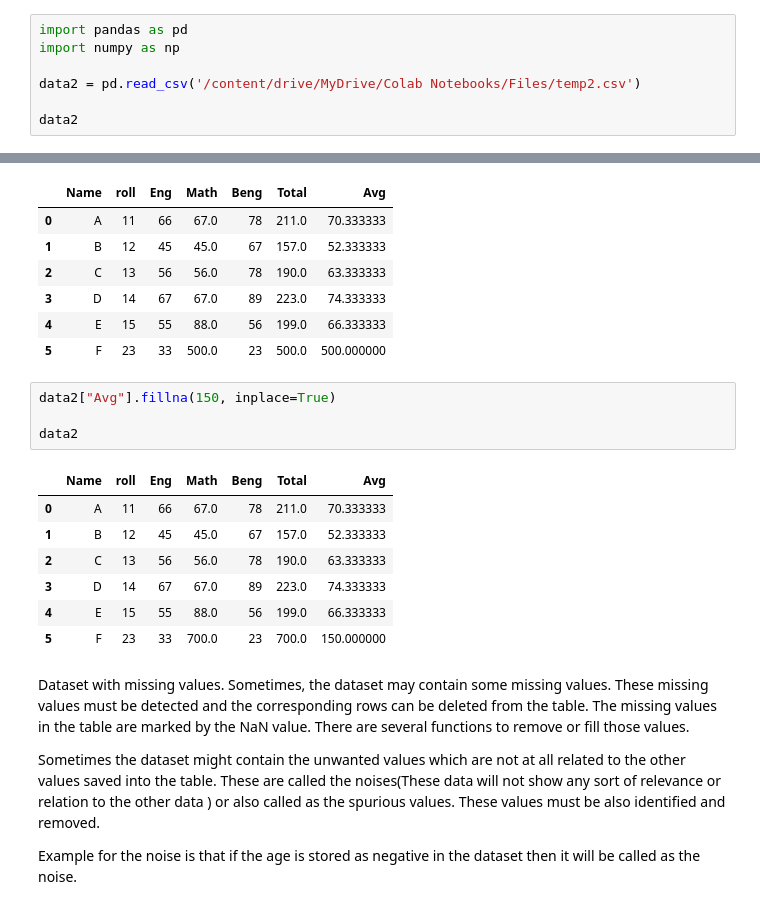
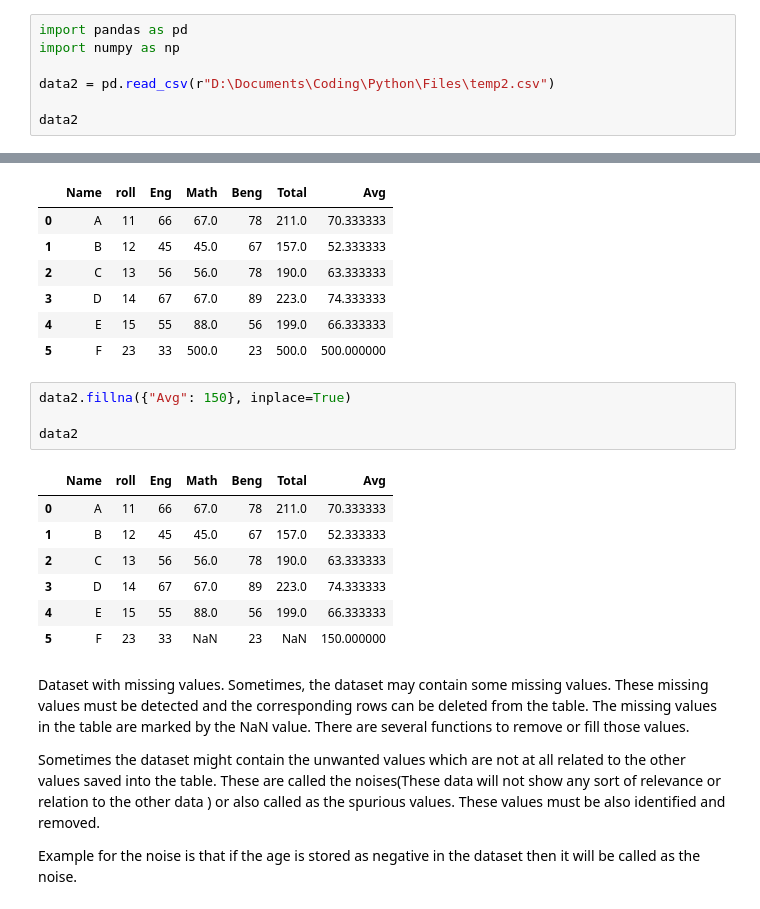
Before and after one commit to Sahadipankar/College-Practice-Coding, a Jupyter notebook: Python/Jupyter Notebook/Data_CSV.ipynb, the cells around one changed output, grey strips where cells are left out. Saved outputs shown, nothing was run; the diff lists cells and outputs as text.

```diff
--- a/Python/Jupyter Notebook/Data_CSV.ipynb
+++ b/Python/Jupyter Notebook/Data_CSV.ipynb
@@ -157,7 +147,7 @@ We can  import  datasets from sklearn . we have to  use another function load_da
 import pandas as pd
 import numpy as np
 
-data2 = pd.read_csv('/content/drive/MyDrive/Colab Notebooks/Files/temp2.csv')
+data2 = pd.read_csv(r"D:\Documents\Coding\Python\Files\temp2.csv")
 
 data2
 # %% [output]
@@ -207,17 +197,17 @@ filled_data
 | 4 | E | 15 | 55 | 88.0 | 56 | 199.0 | 66.333333 |
 | 5 | F | 23 | 33 | 500.0 | 23 | 500.0 | 500.000000 |
 # %%
-data2["Avg"].fillna(150, inplace=True)
+data2.fillna({"Avg": 150}, inplace=True)
 
 data2
 # %% [output]
 |  | Name | roll | Eng | Math | Beng | Total | Avg |
 | 0 | A | 11 | 66 | 67.0 | 78 | 211.0 | 70.333333 |
 | 1 | B | 12 | 45 | 45.0 | 67 | 157.0 | 52.333333 |
 | 2 | C | 13 | 56 | 56.0 | 78 | 190.0 | 63.333333 |
 | 3 | D | 14 | 67 | 67.0 | 89 | 223.0 | 74.333333 |
 | 4 | E | 15 | 55 | 88.0 | 56 | 199.0 | 66.333333 |
-| 5 | F | 23 | 33 | 700.0 | 23 | 700.0 | 150.000000 |
+| 5 | F | 23 | 33 | NaN | 23 | NaN | 150.000000 |
 # %% [markdown]
 Dataset with missing values. Sometimes, the dataset may contain some missing values. These missing values  must  be  detected and the corresponding rows can  be  deleted  from the   table. The missing values in the  table  are   marked  by  the    NaN value. There are several functions  to  remove or  fill  those  values.
 
```
Also changed, not shown: parts of 10 cells of this notebook, 4 other files.
